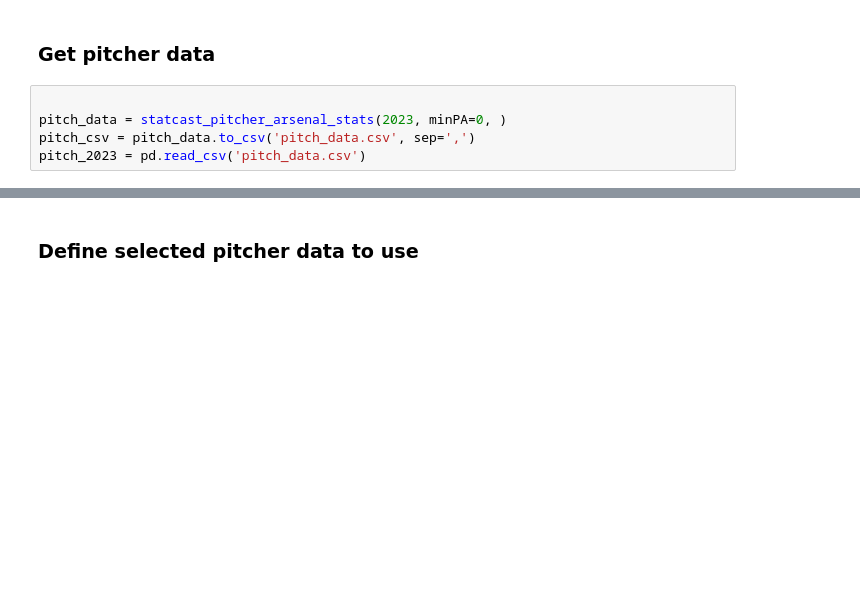
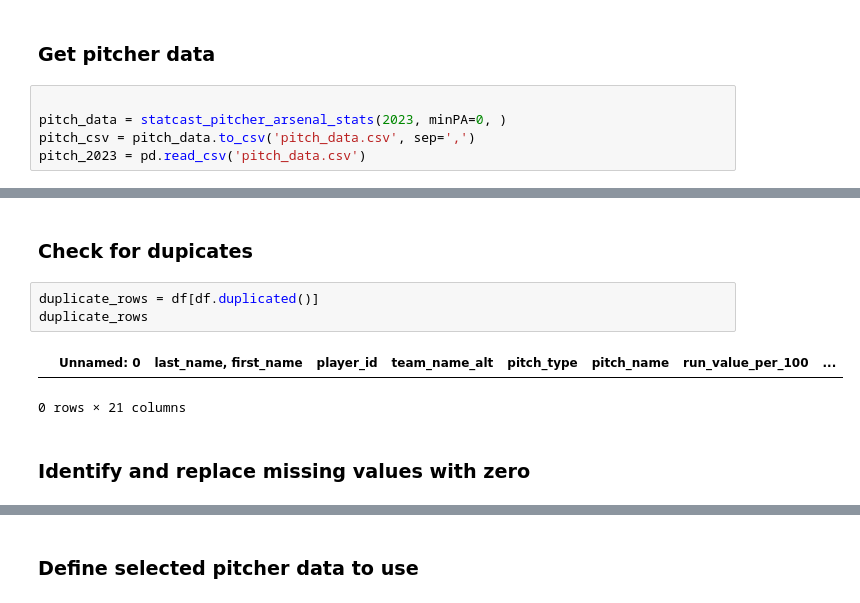
Before and after one commit to PkwyDrv/pitcher_profile, a Jupyter notebook: notebooks/EDA.ipynb, the cells around one changed output, grey strips where cells are left out. Saved outputs shown, nothing was run; the diff lists cells and outputs as text; blank space fills up the shorter version.

```diff
--- a/notebooks/EDA.ipynb
+++ b/notebooks/EDA.ipynb
@@ -40,0 +72,10 @@ if st.checkbox("Show Summary of Pitch Data"):
+# %% [markdown]
+### Check for dupicates
+# %%
+duplicate_rows = df[df.duplicated()]
+duplicate_rows
+# %% [output]
+|  | Unnamed: 0 | last_name, first_name | player_id | team_name_alt | pitch_type | pitch_name | run_value_per_100 | ... |
+0 rows × 21 columns
+# %% [markdown]
+### Identify and replace missing values with zero
```
Also changed, not shown: parts of 24 cells of this notebook, 2 other files.
